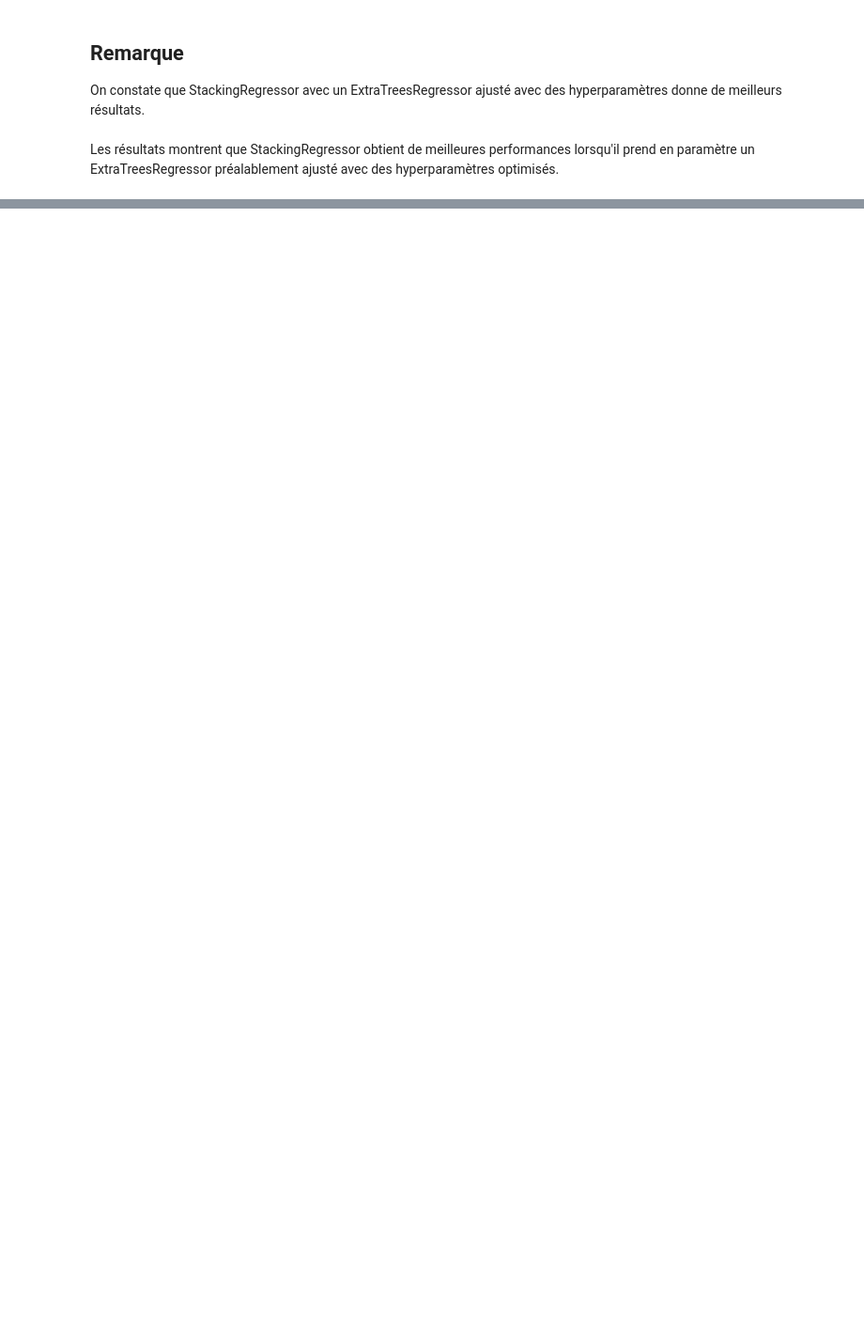
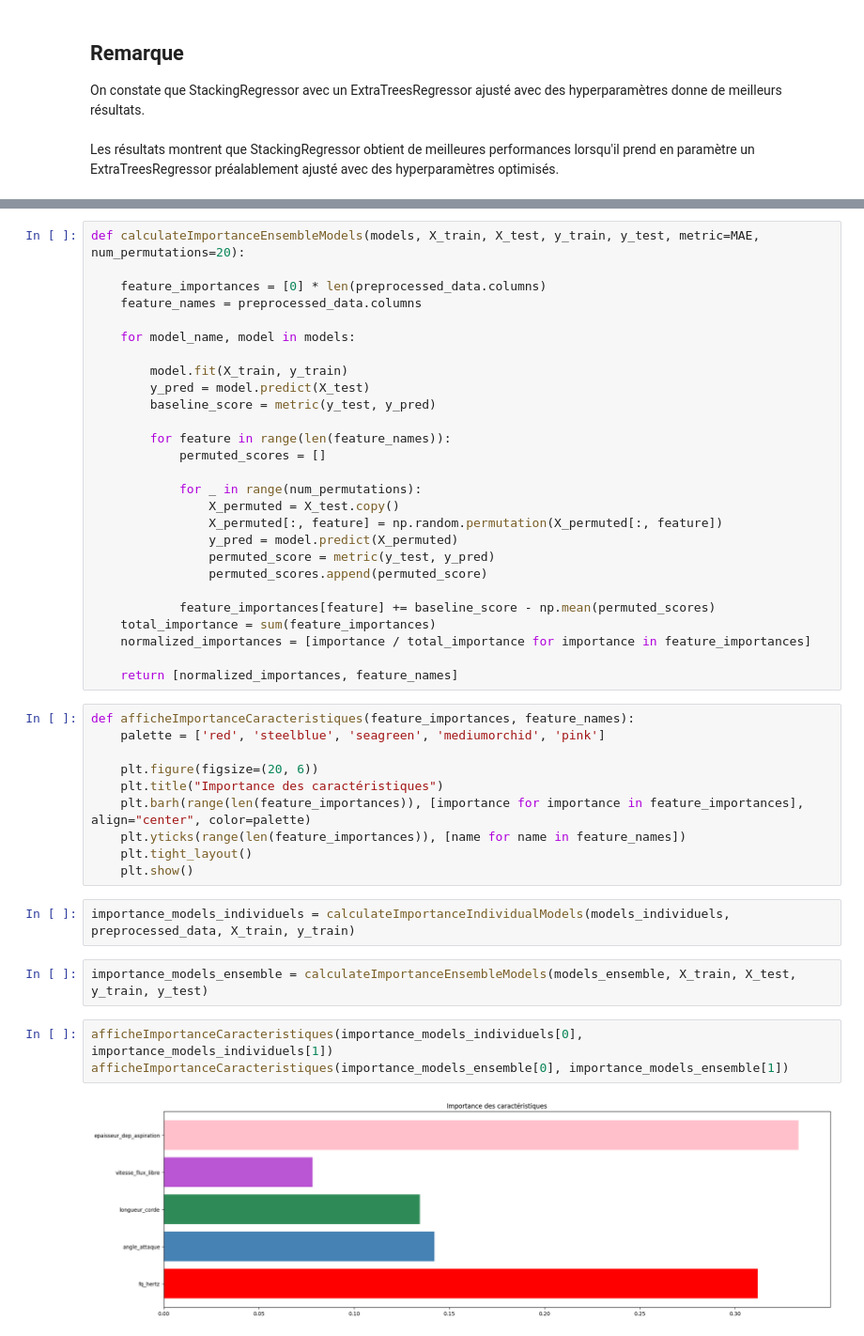
Before and after one commit to giuliana-fabrizio/Prediction_pression_accoustique, a Jupyter notebook: Projet_du_niveau_de_pression_acoustique.ipynb, the cells around one changed output, grey strips where cells are left out. Shown at 94% size. Saved outputs shown, nothing was run; the diff lists cells and outputs as text; blank space fills up the shorter version.

```diff
--- a/Projet_du_niveau_de_pression_acoustique.ipynb
+++ b/Projet_du_niveau_de_pression_acoustique.ipynb
@@ -801,0 +769,46 @@ models2 = [
+# %%
+def calculateImportanceEnsembleModels(models, X_train, X_test, y_train, y_test, metric=MAE, num_permutations=20):
+
+    feature_importances = [0] * len(preprocessed_data.columns)
+    feature_names = preprocessed_data.columns
+
+    for model_name, model in models:
+
+        model.fit(X_train, y_train)
+        y_pred = model.predict(X_test)
+        baseline_score = metric(y_test, y_pred)
+
+        for feature in range(len(feature_names)):
+            permuted_scores = []
+
+            for _ in range(num_permutations):
+                X_permuted = X_test.copy()
+                X_permuted[:, feature] = np.random.permutation(X_permuted[:, feature])
+                y_pred = model.predict(X_permuted)
+                permuted_score = metric(y_test, y_pred)
+                permuted_scores.append(permuted_score)
+
+            feature_importances[feature] += baseline_score - np.mean(permuted_scores)
+    total_importance = sum(feature_importances)
+    normalized_importances = [importance / total_importance for importance in feature_importances]
+
+    return [normalized_importances, feature_names]
+# %%
+def afficheImportanceCaracteristiques(feature_importances, feature_names):
+    palette = ['red', 'steelblue', 'seagreen', 'mediumorchid', 'pink']
+
+    plt.figure(figsize=(20, 6))
+    plt.title("Importance des caractéristiques")
+    plt.barh(range(len(feature_importances)), [importance for importance in feature_importances], align="center", color=palette)
+    plt.yticks(range(len(feature_importances)), [name for name in feature_names])
+    plt.tight_layout()
+    plt.show()
+# %%
+importance_models_individuels = calculateImportanceIndividualModels(models_individuels, preprocessed_data, X_train, y_train)
+# %%
+importance_models_ensemble = calculateImportanceEnsembleModels(models_ensemble, X_train, X_test, y_train, y_test)
+# %%
+afficheImportanceCaracteristiques(importance_models_individuels[0], importance_models_individuels[1])
+afficheImportanceCaracteristiques(importance_models_ensemble[0], importance_models_ensemble[1])
+# %% [output]
+[figure, added]
```
Also changed, not shown: parts of 29 cells of this notebook.
